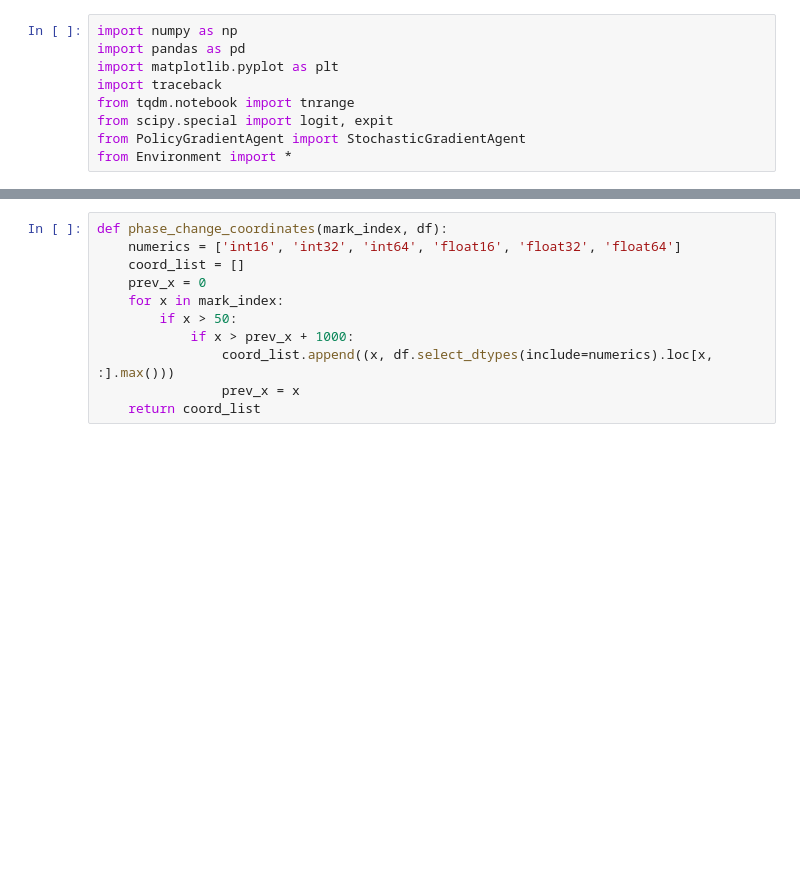
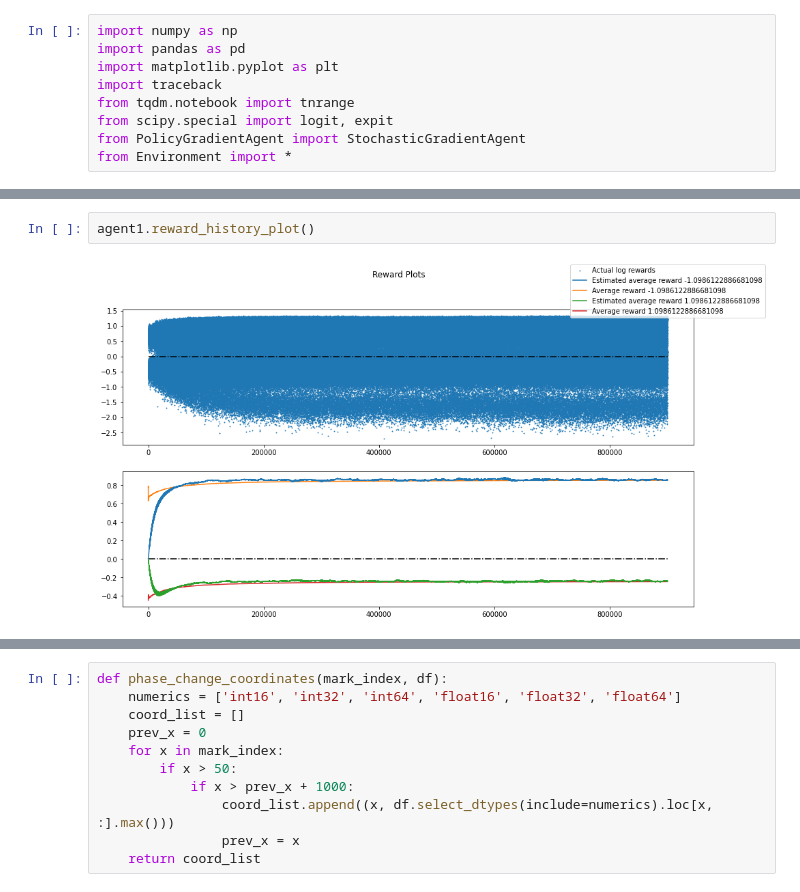
Before and after one commit to realwenlongwang/contexutal-bandits-with-peer-prediction-for-decision-making, a Jupyter notebook: Stochastic_Gradient_Bandit_with_Continous_Action_Space.ipynb, the cells around one changed output, grey strips where cells are left out. Saved outputs shown, nothing was run; the diff lists cells and outputs as text; blank space fills up the shorter version.

```diff
--- a/Stochastic_Gradient_Bandit_with_Continous_Action_Space.ipynb
+++ b/Stochastic_Gradient_Bandit_with_Continous_Action_Space.ipynb
@@ -232,0 +146,4 @@ array([124772, 124836, 124918, 143884, 147699, 148806, 148816, 238222,
+# %%
+agent1.reward_history_plot()
+# %% [output]
+[figure, added]
```
Also changed, not shown: parts of 38 cells of this notebook, 2 other files.
